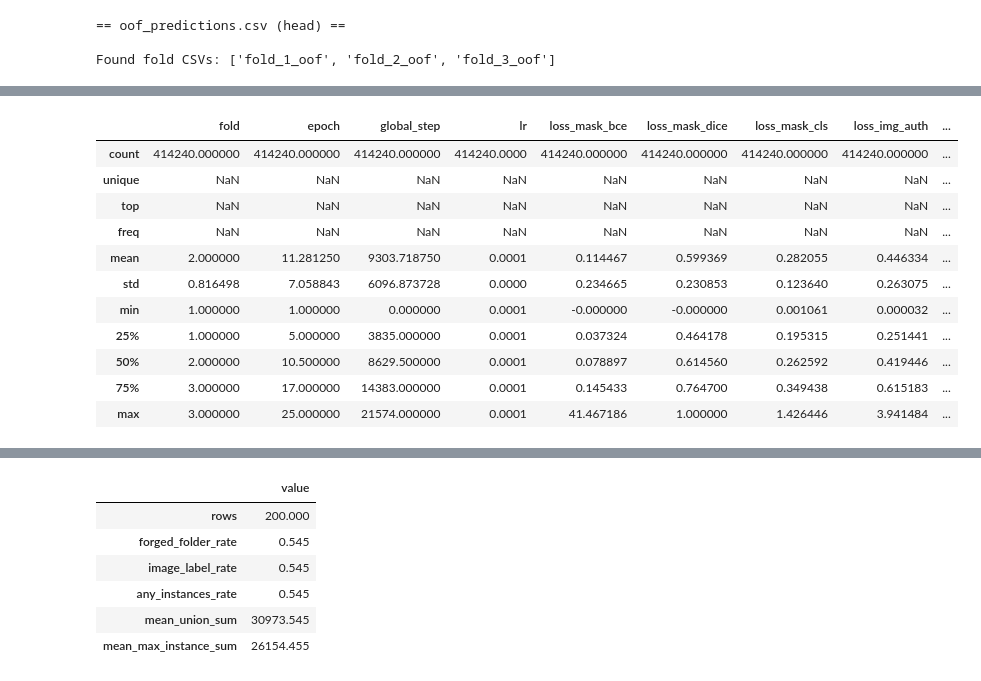
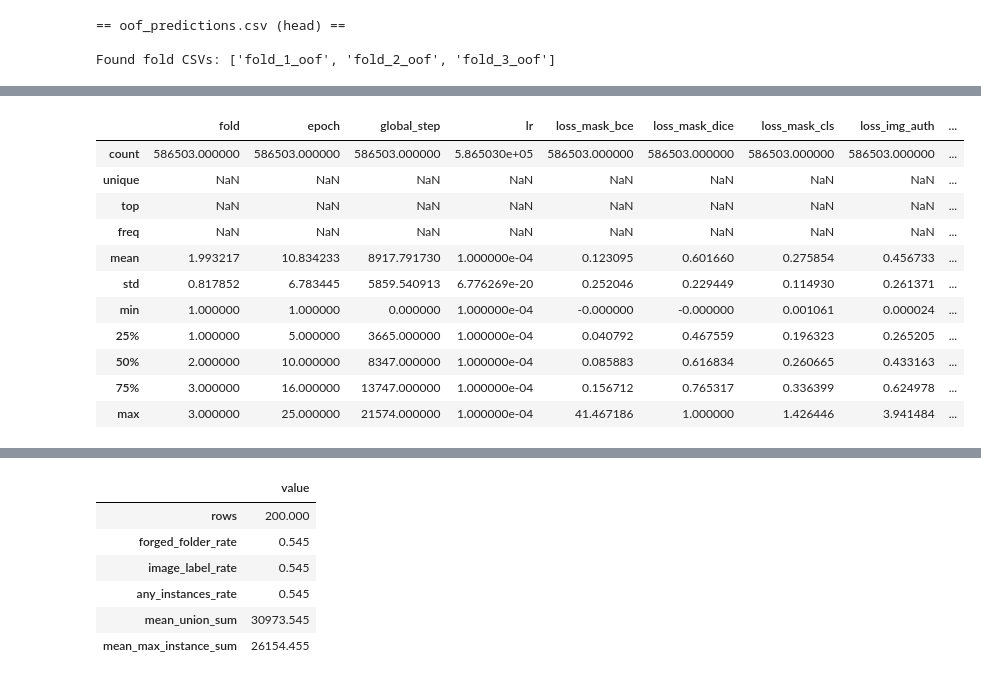
Before and after one commit to piiop/RecodAI_LUC, a Jupyter notebook: notebooks/cv_analysis.ipynb, the cells around one changed output, grey strips where cells are left out. Saved outputs shown, nothing was run; the diff lists cells and outputs as text; code cells hidden in the pictures.

```diff
--- a/notebooks/cv_analysis.ipynb
+++ b/notebooks/cv_analysis.ipynb
@@ -99,7 +99,7 @@ def load_run(names):
     raise FileNotFoundError(f"Not found under OOF_ROOT: {name}")
 
 # Use load_run(name | [names]) to load one or more CV runs or loose files from experiments/oof_results/
-runs = load_run(["gate_pass_TRUE"])  # or: load_run("mini_smoke"), load_run("oof_predictions.csv")
+runs = load_run(["anti_collapse_wcls2_strong_auth_penalty"])  # or: load_run("mini_smoke"), load_run("oof_predictions.csv")
 
 print("Loaded:")
 if isinstance(runs, dict) and "name" not in runs:
@@ -168,14 +168,15 @@ gate_pass_TRUE
 ## CollapseLogger
 # %%
 # ---- Use an already-loaded run from `runs` ----
-run = runs["gate_pass_TRUE"]  # must exist in `runs`
+run = runs["anti_collapse_wcls2_strong_auth_penalty"]  # must exist in `runs`
 
-OOF_RUN_DIR = run["path"]
+OOF_RUN_DIR = Path(run["path"])
 oof_metrics = run["metrics"] or {}
 oof_predictions = run["oof"]
 fold_dfs = run["folds"]
 
 print("\n== oof_predictions.csv (head) ==")
+display(oof_predictions.head() if oof_predictions is not None else None)
 
 print("\nFound fold CSVs:", list(fold_dfs.keys()))
 # %% [output]
@@ -362,35 +368,36 @@ fold3 tables:
 # %%
+# TODO: Doublecheck this works with new organization
 # Convenience: key summaries across ALL loaded debug tables
 
 def concat_tables(name_contains: str):
     dfs = []
-    for (fold, rel), df in collapse_tables.items():
-        if name_contains.lower() in rel.lower():
+    for (fold, fname), df in collapse_tables.items():
+        if name_contains.lower() in fname.lower():
             d = df.copy()
             d["fold"] = fold
-            d["_source"] = rel
+            d["_source"] = fname
             dfs.append(d)
     return pd.concat(dfs, ignore_index=True) if dfs else pd.DataFrame()
 
 step_losses = concat_tables("step")
 epoch_summary = concat_tables("epoch")
 debug_events = concat_tables("debug")
 
 if len(step_losses):
     display(step_losses.describe(include="all"))
 # %% [output]
 |  | fold | epoch | global_step | lr | loss_mask_bce | loss_mask_dice | loss_mask_cls | loss_img_auth | ... |
-| count | 414240.000000 | 414240.000000 | 414240.000000 | 414240.0000 | 414240.000000 | 414240.000000 | 414240.000000 | 414240.000000 | ... |
+| count | 586503.000000 | 586503.000000 | 586503.000000 | 5.865030e+05 | 586503.000000 | 586503.000000 | 586503.000000 | 586503.000000 | ... |
 | unique | NaN | NaN | NaN | NaN | NaN | NaN | NaN | NaN | ... |
 | top | NaN | NaN | NaN | NaN | NaN | NaN | NaN | NaN | ... |
 | freq | NaN | NaN | NaN | NaN | NaN | NaN | NaN | NaN | ... |
-| mean | 2.000000 | 11.281250 | 9303.718750 | 0.0001 | 0.114467 | 0.599369 | 0.282055 | 0.446334 | ... |
-| std | 0.816498 | 7.058843 | 6096.873728 | 0.0000 | 0.234665 | 0.230853 | 0.123640 | 0.263075 | ... |
-| min | 1.000000 | 1.000000 | 0.000000 | 0.0001 | -0.000000 | -0.000000 | 0.001061 | 0.000032 | ... |
-| 25% | 1.000000 | 5.000000 | 3835.000000 | 0.0001 | 0.037324 | 0.464178 | 0.195315 | 0.251441 | ... |
-| 50% | 2.000000 | 10.500000 | 8629.500000 | 0.0001 | 0.078897 | 0.614560 | 0.262592 | 0.419446 | ... |
-| 75% | 3.000000 | 17.000000 | 14383.000000 | 0.0001 | 0.145433 | 0.764700 | 0.349438 | 0.615183 | ... |
-| max | 3.000000 | 25.000000 | 21574.000000 | 0.0001 | 41.467186 | 1.000000 | 1.426446 | 3.941484 | ... |
+| mean | 1.993217 | 10.834233 | 8917.791730 | 1.000000e-04 | 0.123095 | 0.601660 | 0.275854 | 0.456733 | ... |
+| std | 0.817852 | 6.783445 | 5859.540913 | 6.776269e-20 | 0.252046 | 0.229449 | 0.114930 | 0.261371 | ... |
+| min | 1.000000 | 1.000000 | 0.000000 | 1.000000e-04 | -0.000000 | -0.000000 | 0.001061 | 0.000024 | ... |
+| 25% | 1.000000 | 5.000000 | 3665.000000 | 1.000000e-04 | 0.040792 | 0.467559 | 0.196323 | 0.265205 | ... |
+| 50% | 2.000000 | 10.000000 | 8347.000000 | 1.000000e-04 | 0.085883 | 0.616834 | 0.260665 | 0.433163 | ... |
+| 75% | 3.000000 | 16.000000 | 13747.000000 | 1.000000e-04 | 0.156712 | 0.765317 | 0.336399 | 0.624978 | ... |
+| max | 3.000000 | 25.000000 | 21574.000000 | 1.000000e-04 | 41.467186 | 1.000000 | 1.426446 | 3.941484 | ... |
 # %%
 # --- Useful, compact diagnostics for epoch_summary ---
 
```
Also changed, not shown: parts of 9 cells of this notebook, 4 other files.
